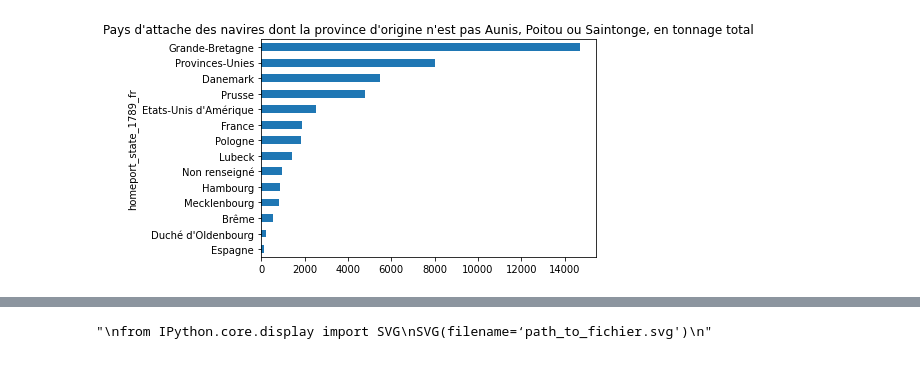
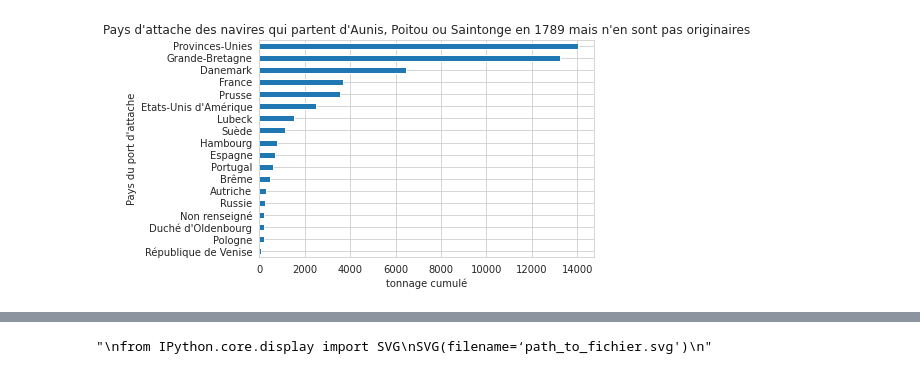
Before and after one commit to medialab/portic-datasprint-2021, a Jupyter notebook: productions/equipe_1/port_attache/sorties_vers_etranger_et_colonies.ipynb, the cells around one changed output, grey strips where cells are left out. Saved outputs shown, nothing was run; the diff lists cells and outputs as text; code cells hidden in the pictures.

Commit message:
clean story of ships departing France

```diff
--- a/productions/equipe_1/port_attache/sorties_vers_etranger_et_colonies.ipynb
+++ b/productions/equipe_1/port_attache/sorties_vers_etranger_et_colonies.ipynb
@@ -20,3 +18,7 @@ sorties = sorties_mixtes[sorties_mixtes.region_depart == "Aunis-Saintonge-Poitou
+# %%
+sorties = sorties[sorties.state_destination != "zone maritime"]
+exclude = ["Provence", "Roussillon", "Languedoc", "Isles de Corse", "Canada", "Guyane"]
+sorties = sorties[~sorties.region_depart.isin(exclude)]
 # %%
 sorties["homeport_state_1789_fr"] = sorties.homeport_state_1789_fr.str.replace("Duché de Mecklenbourg", "Mecklenbourg")
 # %%
@@ -41,3 +43,6 @@ sorties["homeport_state_1789_fr"] = sorties["homeport_state_1789_fr"].fillna(sor
 sorties["homeport_state_1789_fr"] = sorties["homeport_state_1789_fr"].fillna("Non renseigné")
 # %%
 sorties["destination"] = sorties["substate_destination"].fillna(sorties["state_destination"])
+# %%
+sorties["outside_DFLR_region_depart"] = sorties.region_depart != "Aunis-Saintonge-Poitou"
+sorties["Région de départ"] = sorties["outside_DFLR_region_depart"].map({True: "autres", False: "Aunis, Poitou, Saintonge"})
@@ -44,3 +78,6 @@ sorties["destination"] = sorties["substate_destination"].fillna(sorties["state_d
+# %%
+sorties = sorties[sorties.region_depart == "Aunis-Saintonge-Poitou"]
+tonnage_total = sorties["tonnage"].sum()
 # %%
 sorties["outside_DFLR"] = (
     (sorties["homeport_state_1789_fr"] != "France") |
@@ -63,2 +86,0 @@ plt.show()
-# %%
-sorties["commodity_standardized_fr"] = sorties["commodity_standardized_fr"].fillna("")
@@ -75,8 +105,10 @@ plt.show()
 # %%
 tonnage = noDFLR.groupby("homeport_state_1789_fr")["tonnage"].sum()
 tonnage.sort_values().plot.barh()
 plt.title(
-    "Pays d'attache des navires dont la province d'origine n'est pas Aunis, Poitou ou Saintonge, en tonnage total")
+    "Pays d'attache des navires qui partent d'Aunis, Poitou ou Saintonge en 1789 mais n'en sont pas originaires")
+plt.xlabel("tonnage cumulé")
+plt.ylabel("Pays du port d'attache")
 plt.show()
 # %% [output]
-[figure, old version]
+[figure, new version]
```
Also changed, not shown: parts of 37 cells of this notebook, 15 other files.
